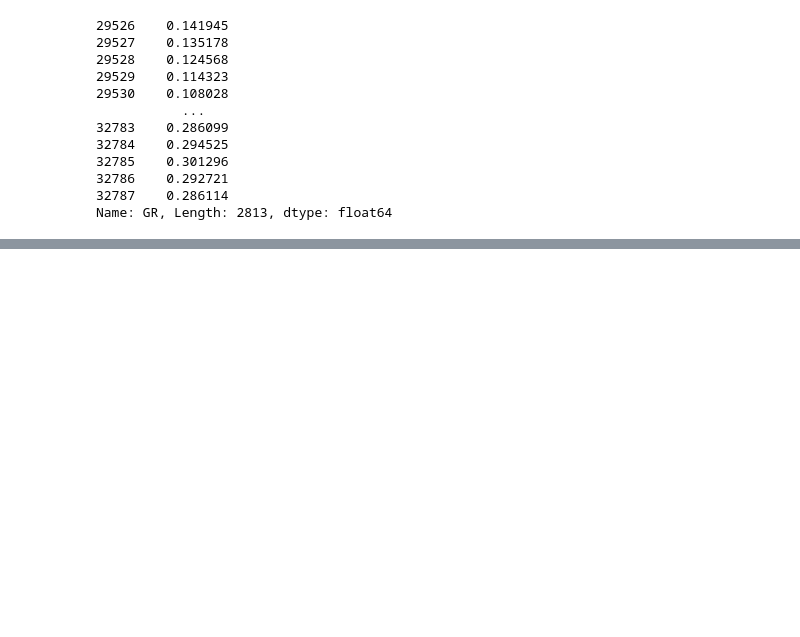
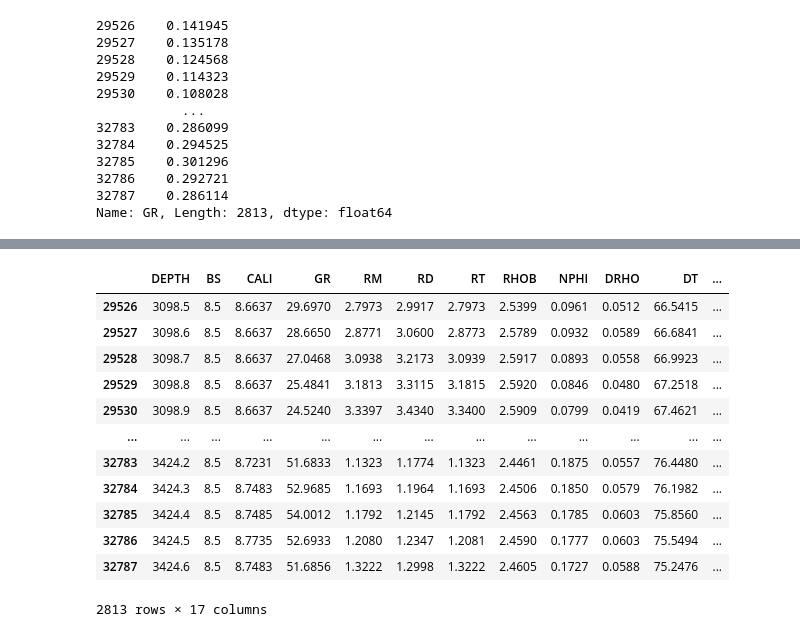
Before and after one commit to Nob007/Well-Log-Analyzer, a Jupyter notebook: notebooks/code.ipynb, the cells around one changed output, grey strips where cells are left out. Drawn from its saved outputs; the diff is of its cells as text; code cells hidden in the pictures; blank space fills up the shorter version.

```diff
--- a/notebooks/code.ipynb
+++ b/notebooks/code.ipynb
@@ -292,0 +353,16 @@ Name: GR, Length: 2813, dtype: float64
+# %%
+df
+# %% [output]
+|  | DEPTH | BS | CALI | GR | RM | RD | RT | RHOB | NPHI | DRHO | DT | ... |
+| 29526 | 3098.5 | 8.5 | 8.6637 | 29.6970 | 2.7973 | 2.9917 | 2.7973 | 2.5399 | 0.0961 | 0.0512 | 66.5415 | ... |
+| 29527 | 3098.6 | 8.5 | 8.6637 | 28.6650 | 2.8771 | 3.0600 | 2.8773 | 2.5789 | 0.0932 | 0.0589 | 66.6841 | ... |
+| 29528 | 3098.7 | 8.5 | 8.6637 | 27.0468 | 3.0938 | 3.2173 | 3.0939 | 2.5917 | 0.0893 | 0.0558 | 66.9923 | ... |
+| 29529 | 3098.8 | 8.5 | 8.6637 | 25.4841 | 3.1813 | 3.3115 | 3.1815 | 2.5920 | 0.0846 | 0.0480 | 67.2518 | ... |
+| 29530 | 3098.9 | 8.5 | 8.6637 | 24.5240 | 3.3397 | 3.4340 | 3.3400 | 2.5909 | 0.0799 | 0.0419 | 67.4621 | ... |
+| ... | ... | ... | ... | ... | ... | ... | ... | ... | ... | ... | ... | ... |
+| 32783 | 3424.2 | 8.5 | 8.7231 | 51.6833 | 1.1323 | 1.1774 | 1.1323 | 2.4461 | 0.1875 | 0.0557 | 76.4480 | ... |
+| 32784 | 3424.3 | 8.5 | 8.7483 | 52.9685 | 1.1693 | 1.1964 | 1.1693 | 2.4506 | 0.1850 | 0.0579 | 76.1982 | ... |
+| 32785 | 3424.4 | 8.5 | 8.7485 | 54.0012 | 1.1792 | 1.2145 | 1.1792 | 2.4563 | 0.1785 | 0.0603 | 75.8560 | ... |
+| 32786 | 3424.5 | 8.5 | 8.7735 | 52.6933 | 1.2080 | 1.2347 | 1.2081 | 2.4590 | 0.1777 | 0.0603 | 75.5494 | ... |
+| 32787 | 3424.6 | 8.5 | 8.7483 | 51.6856 | 1.3222 | 1.2998 | 1.3222 | 2.4605 | 0.1727 | 0.0588 | 75.2476 | ... |
+2813 rows × 17 columns
```
Also changed, not shown: parts of 7 cells of this notebook, 3 other files.
